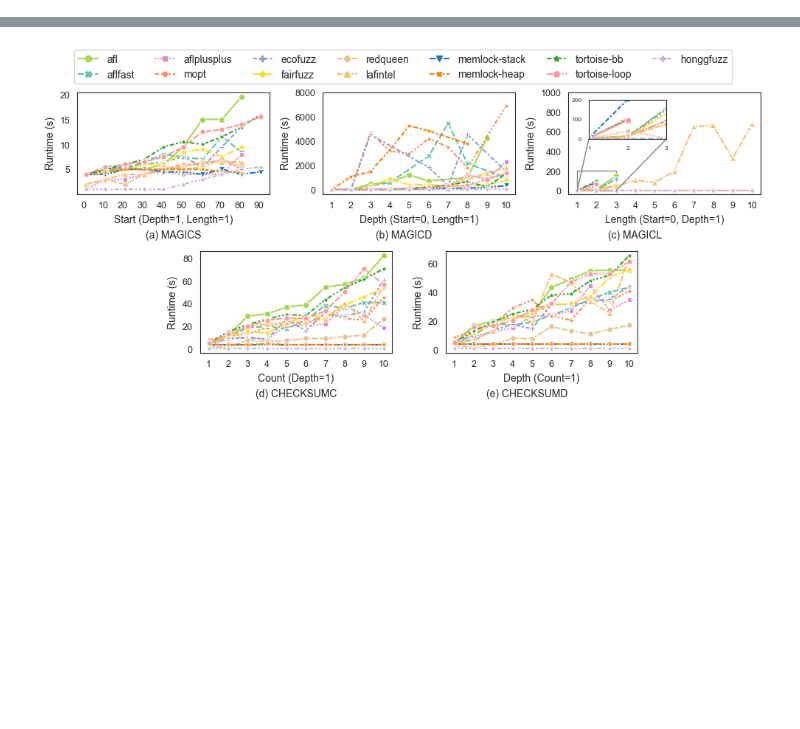
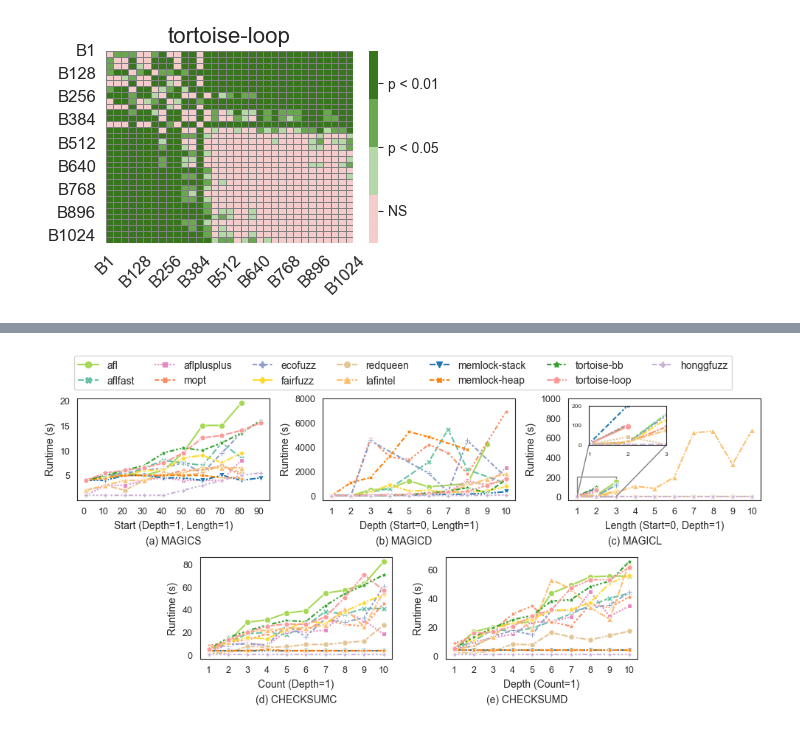
Before and after one commit to UTD-FAST-Lab/Featured-Bench-Artifacts, a Jupyter notebook: code/experiments/analyze.ipynb, the cells around one changed output, grey strips where cells are left out. Cells and saved outputs as stored; diff of their text form; code cells hidden in the pictures; blank space fills up the shorter version.

```diff
--- a/code/experiments/analyze.ipynb
+++ b/code/experiments/analyze.ipynb
@@ -5,3 +5,90 @@ import pandas as pd
 import matplotlib.pyplot as plt
 import seaborn as sns
 from scipy.stats import spearmanr
+# %%
+# Generate Figure 6 for Research Question 1 (RQ1) in the paper.
+from scipy.stats import mannwhitneyu
+import matplotlib.colors as mcolors
+import numpy as np
+
+cmap = mcolors.ListedColormap(['#f4cccc', '#b6d7a8', '#6aa84f', '#38761d'])
+
+def significance_label(p):
+    if p < 0.001:
+        return "p < 0.001"
+    elif p < 0.01:
+        return "p < 0.01"
+    elif p < 0.05:
+        return "p < 0.05"
+    else:
+        return "NS"
+
+
+file_path = '../../data/results/COMB.csv'
+data = pd.read_csv(file_path)
+
+for fuzzer in data['fuzzer'].unique():
+    fuzzer_data = data[data['fuzzer'] == fuzzer]
+
+    programs = fuzzer_data['program'].unique()
+
+    p_values_program_matrix = pd.DataFrame(np.ones((len(programs), len(programs))), index=programs, columns=programs)
+
+    for i, program1 in enumerate(programs):
+        for j, program2 in enumerate(programs):
+            if i < j:
+                # Get duration data for both programs
+                program1_data = fuzzer_data[fuzzer_data['program'] == program1]['duration']
+                program2_data = fuzzer_data[fuzzer_data['program'] == program2]['duration']
+
+                # Perform Mann-Whitney U test if both programs have data
+                if not program1_data.empty and not program2_data.empty:
+                    _, p_value = mannwhitneyu(program1_data, program2_data, alternative='two-sided')
+                    # Update p-values matrix
+                    p_values_program_matrix.loc[program1, program2] = p_value
+                    p_values_program_matrix.loc[program2, program1] = p_value
+
+    # Apply significance labels to the matrix
+    significance_program_matrix = p_values_program_matrix.applymap(significance_label)
+
+    fuzzer_data['B'] = fuzzer_data['program'].str.extract(r'B(\d+)$').astype(int)
+    sorted_programs = fuzzer_data[['program', 'B']].drop_duplicates().sort_values('B')['program']
+
+    # Update the significance matrix to the sorted order and rename programs to just 'B{value}'
+    sorted_significance_matrix = significance_program_matrix.reindex(index=sorted_programs, columns=sorted_programs)
+    sorted_significance_matrix.index = sorted_significance_matrix.columns = [f'B{num}' for num in sorted_programs.str.extract(r'B(\d+)$')[0]]
+
+    # Map significance levels to numerical values again for the heatmap
+    sorted_significance_numerical = sorted_significance_matrix.replace({
+        "NS": 0,
+        "p < 0.05": 1,
+        "p < 0.01": 2,
+        "p < 0.001": 3
+    })
+
+    # Plot the heatmap
+    plt.figure(figsize=(4.2, 3))
+    sns.heatmap(sorted_significance_numerical, annot=False, fmt='', cmap=cmap, cbar=True,
+                linewidths=0.5, linecolor='gray')
+
+    # Add color bar labels
+    cbar_labels = ["NS", "p < 0.05", "p < 0.01"]
+    cbar = plt.gca().collections[0].colorbar
+    cbar.set_ticks([0.5, 1.5, 2.5])
+    cbar.set_ticklabels(cbar_labels)
+
+    # Display limited ticks as per previous instructions
+    tick_positions = range(0, len(sorted_significance_numerical), max(1, len(sorted_significance_numerical) // 8))
+    tick_labels = [sorted_significance_numerical.index[i] for i in tick_positions]
+
+    # Add labels and title
+    plt.title(fuzzer, fontsize=16)
+    plt.xlabel("")
+    plt.ylabel("")
+    plt.xticks(ticks=tick_positions, labels=tick_labels, rotation=45, fontsize=12)
+    plt.yticks(ticks=tick_positions, labels=tick_labels, rotation=0, fontsize=12)
+    plt.tight_layout()
+    os.makedirs('./reports/utest', exist_ok=True)
+    plt.savefig(f'./reports/utest/{fuzzer}.pdf', format='pdf',dpi=300)
+    plt.show()
+# %% [output]
@@ -7,0 +100 @@ from scipy.stats import spearmanr
+[figure, added]
```
Also changed, not shown: parts of 5 cells of this notebook.
